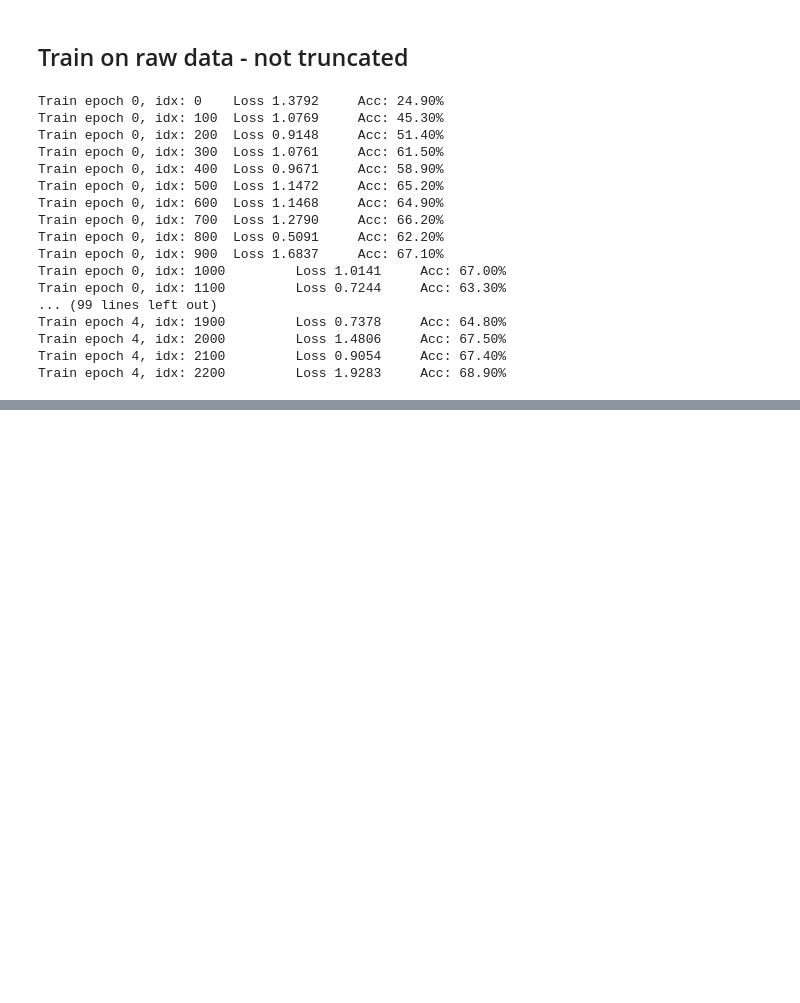
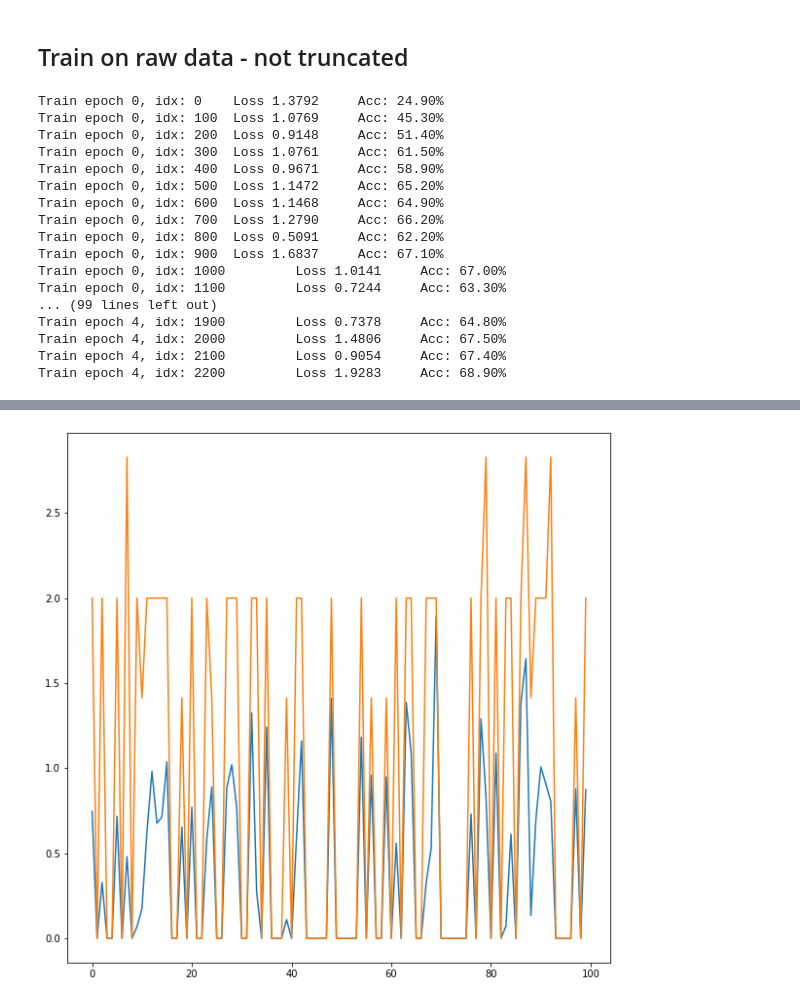
Before and after one commit to annkamsk/ASD-problems, a Jupyter notebook: Ass3.ipynb, the cells around one changed output, grey strips where cells are left out. Drawn from its saved outputs; the diff is of its cells as text; code cells hidden in the pictures; blank space fills up the shorter version.

```diff
--- a/Ass3.ipynb
+++ b/Ass3.ipynb
@@ -255,0 +384,16 @@ Train epoch 4, idx: 2200         Loss 1.9283     Acc: 68.90%
+# %%
+conf_embed = Config(bs=4,
+                    epochs=1,
+                    output=4,
+                    inputs=2,
+                    hidden=512,
+                    seq_len=5,
+                    layers=2,
+                    trunc=False,
+                    embedding=True,
+                    vocab_size=100,
+                    embedding_dim=2,
+                    lr=0.0005)
+model_embed = RNNetEmbed(conf_embed)
+model_embed.cuda()
+train(model_embed, conf_embed, test_loader_int, test_loader_int)
@@ -255,0 +404,34 @@ Train epoch 4, idx: 2200         Loss 1.9283     Acc: 68.90%
+# %%
+from math import sqrt
+
+def dist(a, b):
+  x1, y1 = a
+  x2, y2 = b
+  return sqrt((x2-x1)**2 + (y2-y1)**2)
+
+def distances(series):
+  d = []
+  for i, x in enumerate(series):
+    for j, y in enumerate(series):
+      if (abs(i - j) > 1):
+        d.append(dist(x, y))
+  return min(d)
+
+X = list(range(len(test_loader) * conf.bs))
+y1 = []
+y2 = []
+for e in model_embed.embs:
+  e = e.cpu().numpy()
+  for batch in e:
+    y1.append(distances(batch))
+
+for data in test_loader:
+  for batch in data[0].numpy():
+    y2.append(distances(batch))
+
+fig = plt.figure(figsize=(10,10))
+plt.plot(X[:100], y1[:100])
+plt.plot(X[:100], y2[:100])
+fig.show()
+# %% [output]
+[figure, added]
```
Also changed, not shown: parts of 13 cells of this notebook.
